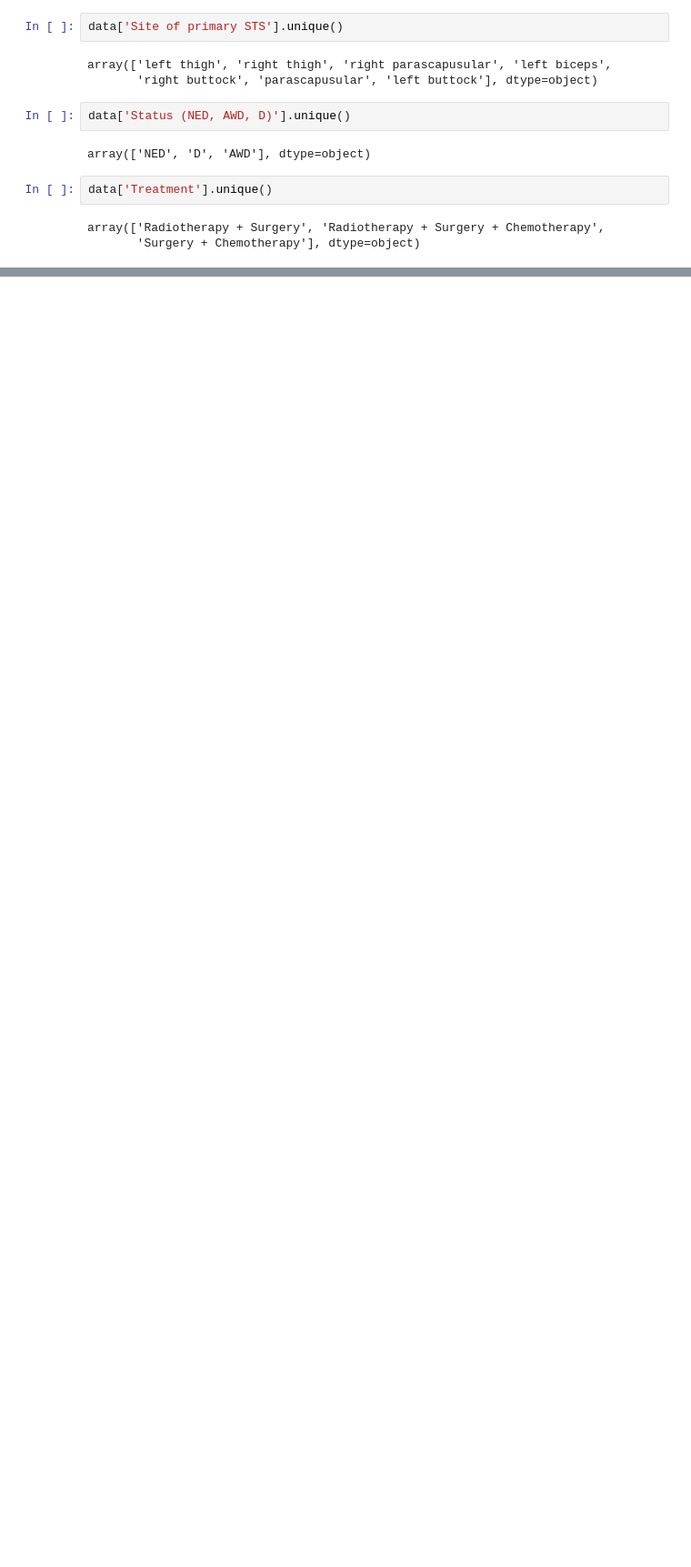
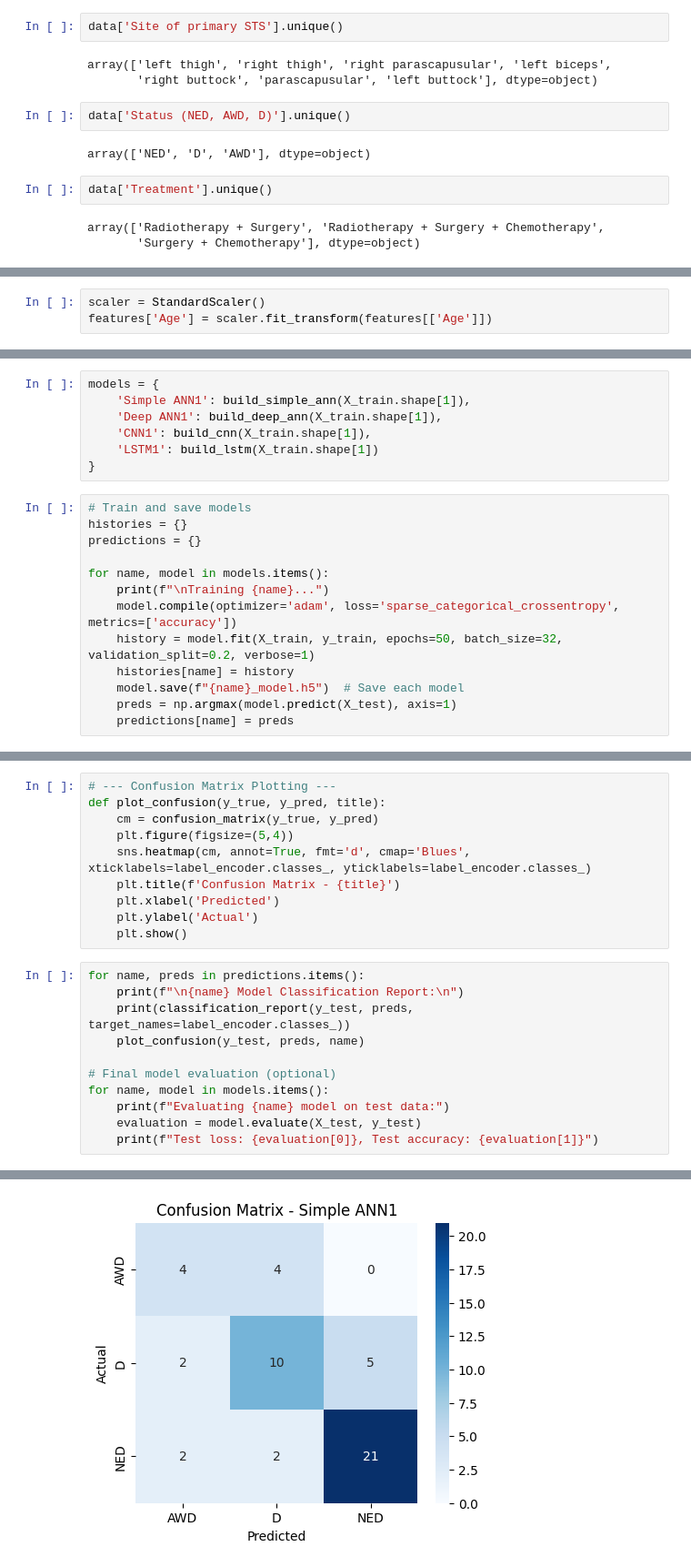
Before and after one commit to saisreeja25/final_year_project, a Jupyter notebook: project.ipynb, the cells around one changed output, grey strips where cells are left out. Shown at 91% size. Drawn from its saved outputs; the diff is of its cells as text; blank space fills up the shorter version.

```diff
--- a/project.ipynb
+++ b/project.ipynb
@@ -77,0 +91,3 @@ ModuleNotFoundError: No module named 'tensorflow'
+# %%
+scaler = StandardScaler()
+features['Age'] = scaler.fit_transform(features[['Age']])
@@ -77,0 +149,20 @@ ModuleNotFoundError: No module named 'tensorflow'
+# %%
+models = {
+    'Simple ANN1': build_simple_ann(X_train.shape[1]),
+    'Deep ANN1': build_deep_ann(X_train.shape[1]),
+    'CNN1': build_cnn(X_train.shape[1]),
+    'LSTM1': build_lstm(X_train.shape[1])
+}
+# %%
+# Train and save models
+histories = {}
+predictions = {}
+
+for name, model in models.items():
+    print(f"\nTraining {name}...")
+    model.compile(optimizer='adam', loss='sparse_categorical_crossentropy', metrics=['accuracy'])
+    history = model.fit(X_train, y_train, epochs=50, batch_size=32, validation_split=0.2, verbose=1)
+    histories[name] = history
+    model.save(f"{name}_model.h5")  # Save each model
+    preds = np.argmax(model.predict(X_test), axis=1)
+    predictions[name] = preds
@@ -77,0 +247,22 @@ ModuleNotFoundError: No module named 'tensorflow'
+# %%
+# --- Confusion Matrix Plotting ---
+def plot_confusion(y_true, y_pred, title):
+    cm = confusion_matrix(y_true, y_pred)
+    plt.figure(figsize=(5,4))
+    sns.heatmap(cm, annot=True, fmt='d', cmap='Blues', xticklabels=label_encoder.classes_, yticklabels=label_encoder.classes_)
+    plt.title(f'Confusion Matrix - {title}')
+    plt.xlabel('Predicted')
+    plt.ylabel('Actual')
+    plt.show()
+# %%
+for name, preds in predictions.items():
+    print(f"\n{name} Model Classification Report:\n")
+    print(classification_report(y_test, preds, target_names=label_encoder.classes_))
+    plot_confusion(y_test, preds, name)
+
+# Final model evaluation (optional)
+for name, model in models.items():
+    print(f"Evaluating {name} model on test data:")
+    evaluation = model.evaluate(X_test, y_test)
+    print(f"Test loss: {evaluation[0]}, Test accuracy: {evaluation[1]}")
+# %% [output]
@@ -77,0 +280 @@ ModuleNotFoundError: No module named 'tensorflow'
+[figure, added]
```
Also changed, not shown: parts of 12 cells of this notebook, 9 other files.
